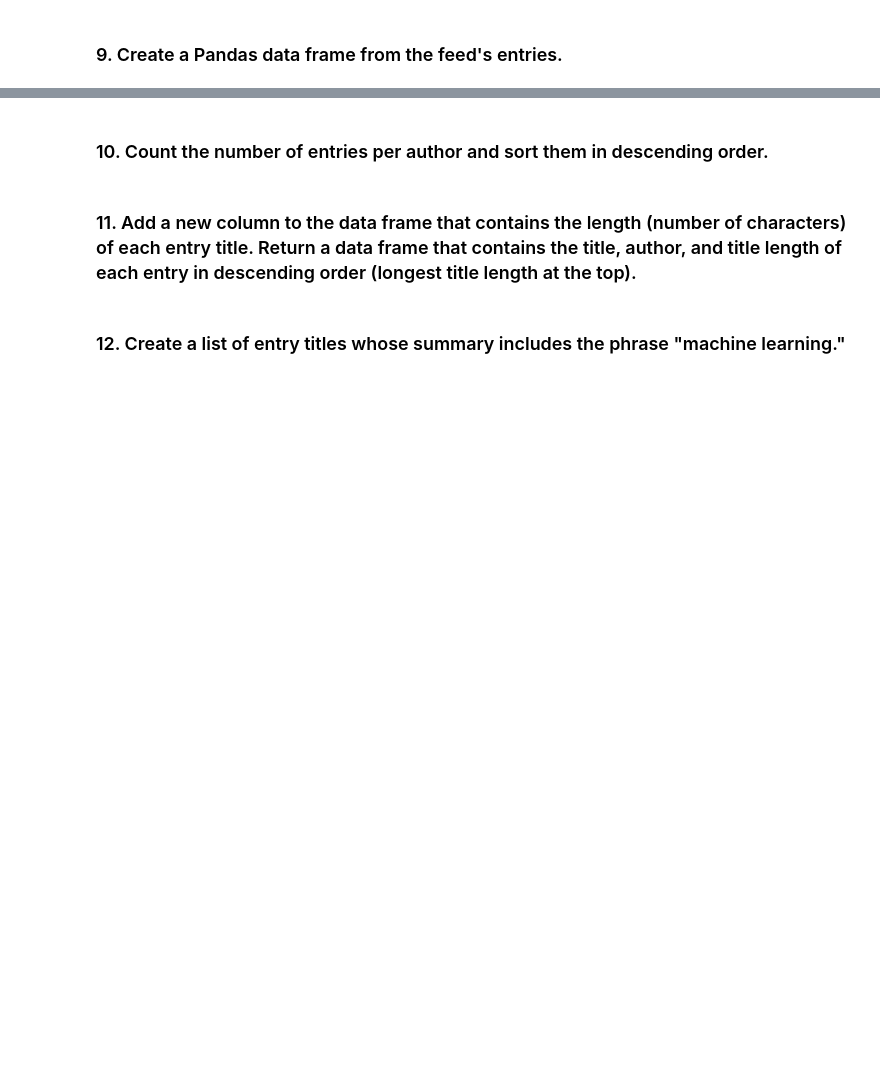
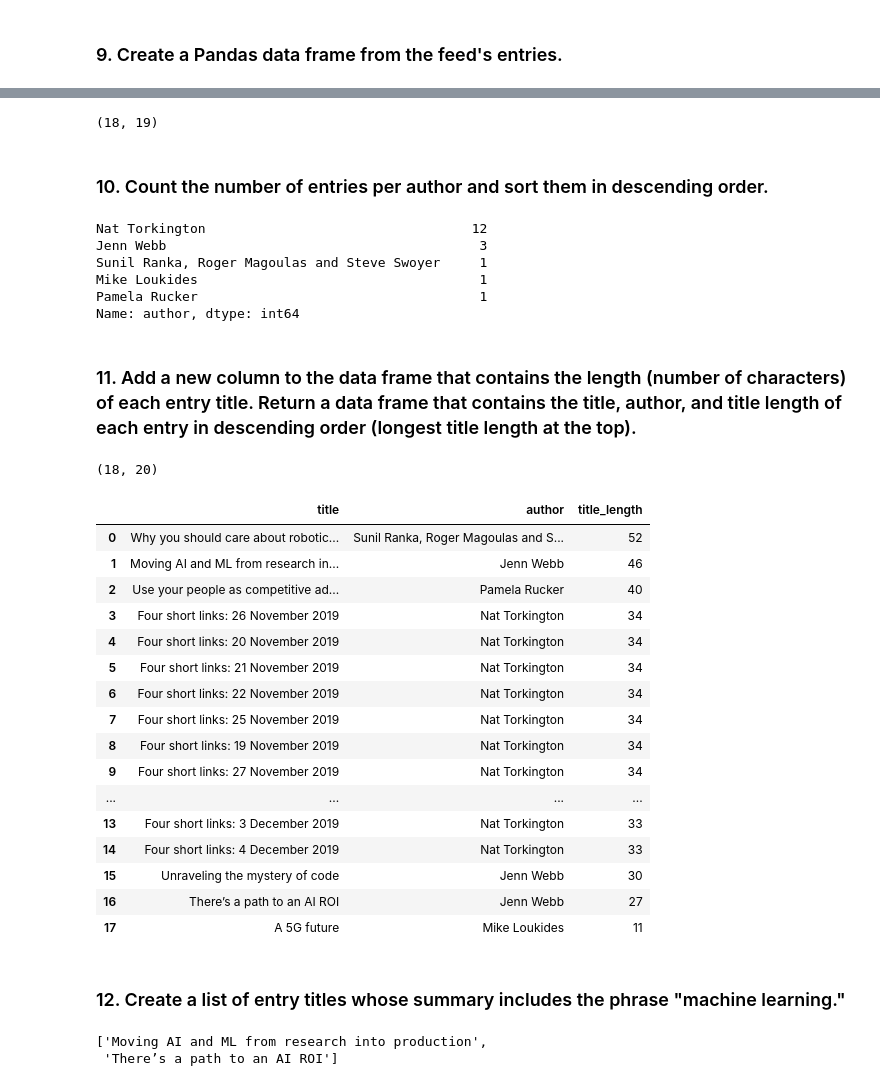
Before and after one commit to almsasantos/dataptmad1019, a Jupyter notebook: module-1/lab-rss/your-code/main.ipynb, the cells around one changed output, grey strips where cells are left out. Cells and saved outputs as stored; diff of their text form; code cells hidden in the pictures; blank space fills up the shorter version.

```diff
--- a/module-1/lab-rss/your-code/main.ipynb
+++ b/module-1/lab-rss/your-code/main.ipynb
@@ -87,2 +93,7 @@ feed_link
 # %% [markdown]
 ### 5. Count the number of entries that are contained in this RSS feed.
+# %%
+entries_number = new_url.entries
+
+
+entries_number
@@ -98,3 +197,6 @@ feed_link
 ### 9. Create a Pandas data frame from the feed's entries.
 # %%
 import pandas as pd
+# %%
+df_entries = pd.DataFrame(entries_number)
+df_entries
@@ -101,6 +221,62 @@ import pandas as pd
+# %%
+# This will be important because in the exercise 11 we will need to add a new column.
+# With the command .shape we'll know how many rows and columns we have in the dataframe df_entries.
+df_entries.shape
+# %% [output]
+(18, 19)
 # %% [markdown]
 ### 10. Count the number of entries per author and sort them in descending order.
+# %%
+df_entries['author'].value_counts().sort_values(ascending=False)
+# %% [output]
+Nat Torkington                                  12
+Jenn Webb                                        3
+Sunil Ranka, Roger Magoulas and Steve Swoyer     1
+Mike Loukides                                    1
+Pamela Rucker                                    1
+Name: author, dtype: int64
 # %% [markdown]
 ### 11. Add a new column to the data frame that contains the length (number of characters) of each entry title. Return a data frame that contains the title, author, and title length of each entry in descending order (longest title length at the top).
+# %%
+number_of_characters = df_entries['title'].str.len()
+
+
+df_entries['title_length'] = number_of_characters
+
+
+df_entries.shape
+# %% [output]
+(18, 20)
+# %%
+df_entries[['title', 'author', 'title_length']].sort_values(by='title_length', ascending=False).reset_index(drop=True)
+# %% [output]
+|  | title | author | title_length |
+| 0 | Why you should care about robotic... | Sunil Ranka, Roger Magoulas and S... | 52 |
+| 1 | Moving AI and ML from research in... | Jenn Webb | 46 |
+| 2 | Use your people as competitive ad... | Pamela Rucker | 40 |
+| 3 | Four short links: 26 November 2019 | Nat Torkington | 34 |
+| 4 | Four short links: 20 November 2019 | Nat Torkington | 34 |
+| 5 | Four short links: 21 November 2019 | Nat Torkington | 34 |
+| 6 | Four short links: 22 November 2019 | Nat Torkington | 34 |
+| 7 | Four short links: 25 November 2019 | Nat Torkington | 34 |
+| 8 | Four short links: 19 November 2019 | Nat Torkington | 34 |
+| 9 | Four short links: 27 November 2019 | Nat Torkington | 34 |
+| ... | ... | ... | ... |
+| 13 | Four short links: 3 December 2019 | Nat Torkington | 33 |
+| 14 | Four short links: 4 December 2019 | Nat Torkington | 33 |
+| 15 | Unraveling the mystery of code | Jenn Webb | 30 |
+| 16 | There’s a path to an AI ROI | Jenn Webb | 27 |
+| 17 | A 5G future | Mike Loukides | 11 |
 # %% [markdown]
 ### 12. Create a list of entry titles whose summary includes the phrase "machine learning."
+# %%
+wanted_phrase = list(df_entries['summary'].str.contains('machine learning'))
+
+machine_learning = []
+for i,e in enumerate(wanted_phrase):
+    if e == True:
+        machine_learning.append(df_entries.iloc[i,0])
+machine_learning
+# %% [output]
+['Moving AI and ML from research into production',
+ 'There’s a path to an AI ROI']
```
Also changed, not shown: parts of 20 cells of this notebook.
